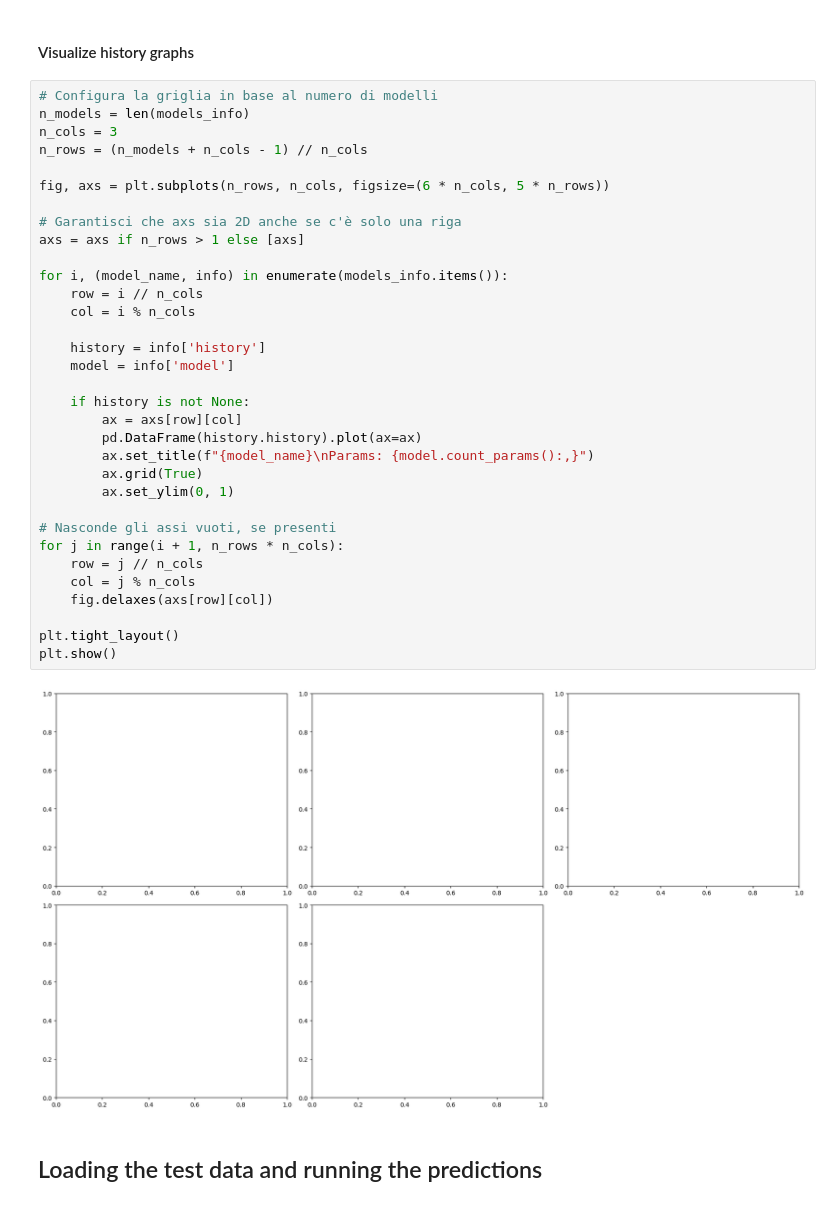
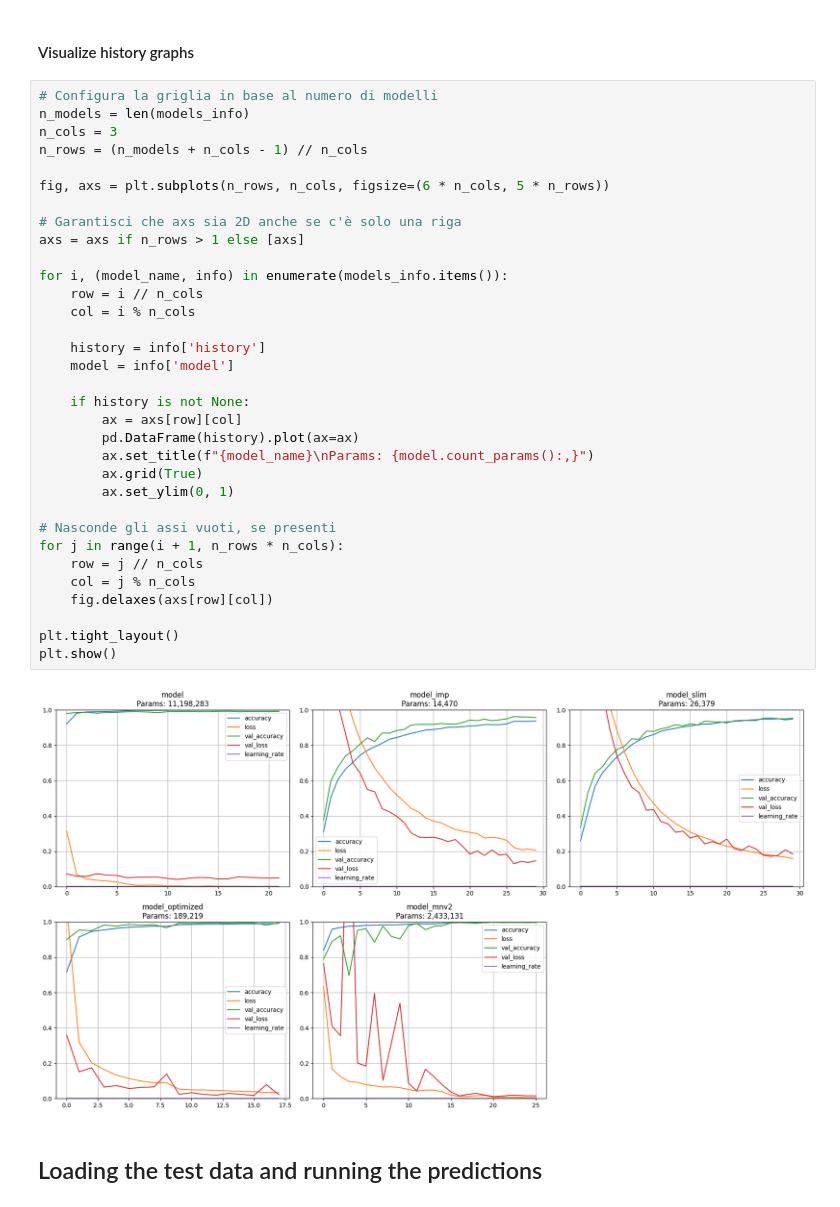
Before and after one commit to ares-17/ItalianSignNet, a Jupyter notebook: src/models/notebook.ipynb, the cells around one changed output. Cells and saved outputs as stored; diff of their text form.

Commit message:
notebook: migliorato supporto al caricamento dei dati di history

```diff
--- a/src/models/notebook.ipynb
+++ b/src/models/notebook.ipynb
@@ -654,35 +658,35 @@ n_models = len(models_info)
 n_cols = 3
 n_rows = (n_models + n_cols - 1) // n_cols
 
 fig, axs = plt.subplots(n_rows, n_cols, figsize=(6 * n_cols, 5 * n_rows))
 
 # Garantisci che axs sia 2D anche se c'è solo una riga
 axs = axs if n_rows > 1 else [axs]
 
 for i, (model_name, info) in enumerate(models_info.items()):
     row = i // n_cols
     col = i % n_cols
 
     history = info['history']
     model = info['model']
 
     if history is not None:
         ax = axs[row][col]
-        pd.DataFrame(history.history).plot(ax=ax)
+        pd.DataFrame(history).plot(ax=ax)
         ax.set_title(f"{model_name}\nParams: {model.count_params():,}")
         ax.grid(True)
         ax.set_ylim(0, 1)
 
 # Nasconde gli assi vuoti, se presenti
 for j in range(i + 1, n_rows * n_cols):
     row = j // n_cols
     col = j % n_cols
     fig.delaxes(axs[row][col])
 
 plt.tight_layout()
 plt.show()
 # %% [output]
-[figure, old version]
+[figure, new version]
 # %% [markdown]
 ## Loading the test data and running the predictions
 # %%
```
Also changed, not shown: parts of 7 cells of this notebook, 1 other file.
